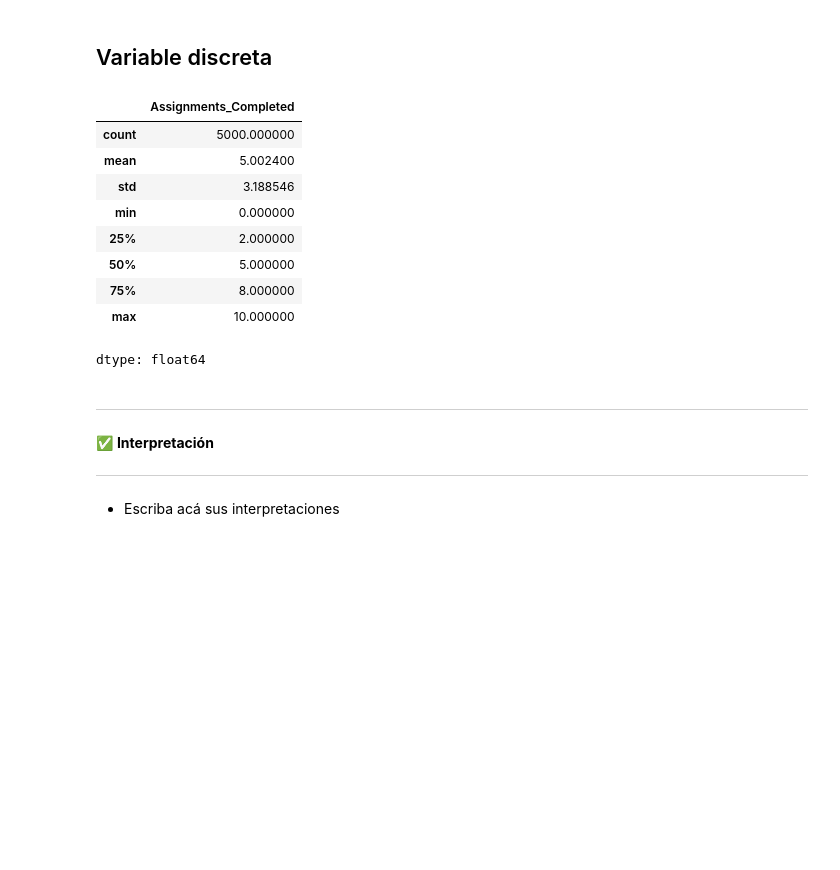
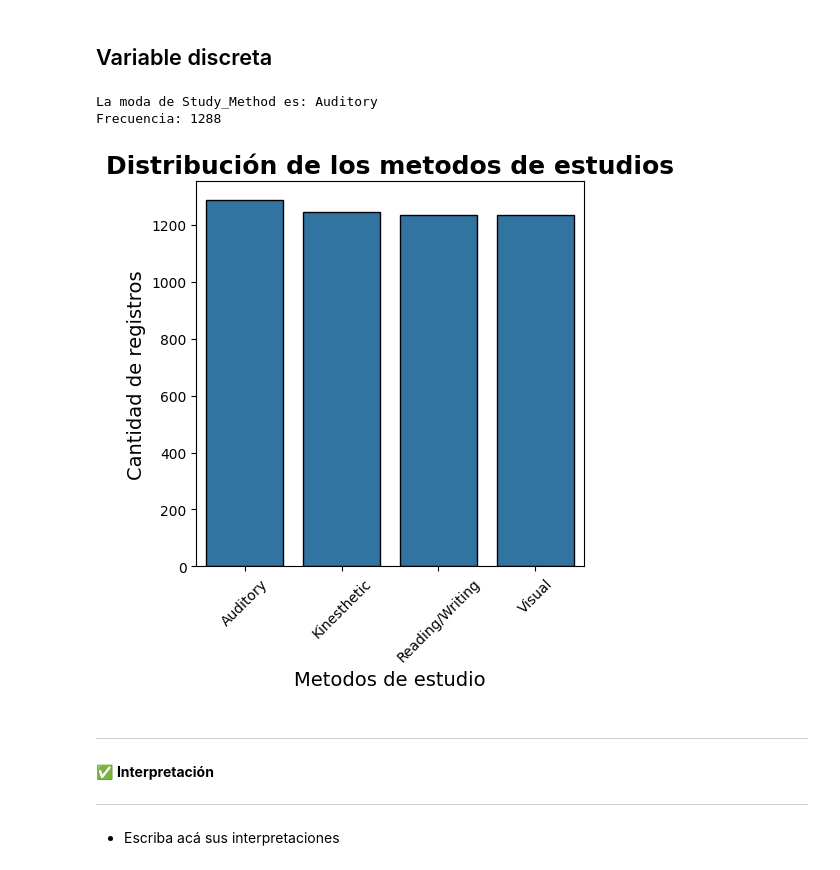
Before and after one commit to kotonitro/Inteligencia_Artificial_UBB, a Jupyter notebook: 620454_Base_Evaluacion_1_AnalisisExploratorio.ipynb, the cells around one changed output. Drawn from its saved outputs; the diff is of its cells as text; code cells hidden in the pictures; blank space fills up the shorter version.

```diff
--- a/620454_Base_Evaluacion_1_AnalisisExploratorio.ipynb
+++ b/620454_Base_Evaluacion_1_AnalisisExploratorio.ipynb
@@ -205,19 +210,32 @@ dtype: float64
 + Escriba acá sus interpretaciones
 # %% [markdown]
 ## Variable discreta
-# %%
-data_frame['Assignments_Completed'].describe()
-# %% [output]
-|  | Assignments_Completed |
-| count | 5000.000000 |
-| mean | 5.002400 |
-| std | 3.188546 |
-| min | 0.000000 |
-| 25% | 2.000000 |
-| 50% | 5.000000 |
-| 75% | 8.000000 |
-| max | 10.000000 |
-dtype: float64
+# %%
+
+# Obtiene las frecuencias de los metodos de estudio
+valores = data_frame.groupby('Study_Method')['Study_Method'].count().sort_values(ascending = False)
+titulo = u"Distribución de los metodos de estudios"
+# Tamaño del grafico: (ancho, largo)
+plt.figure(figsize=(5,5))
+
+# Usamos el gráfico de barras de seaborn
+sns.barplot(x=valores.index, y=valores, edgecolor='black')
+
+# Asignamos etiquetas a eje x, y asi como tambien el titulo del gráfico
+plt.xlabel('Metodos de estudio', fontsize=14)
+plt.xticks(rotation=45)
+plt.ylabel('Cantidad de registros', fontsize=14)
+plt.title(titulo, fontsize=18, fontweight="bold")
+
+moda = data_frame['Study_Method'].mode()[0]
+frecuencia = data_frame['Study_Method'].value_counts()[moda]
+
+print(f"La moda de Study_Method es: {moda}")
+print(f"Frecuencia: {frecuencia}")
+# %% [output]
+La moda de Study_Method es: Auditory
+Frecuencia: 1288
+[figure, added]
 # %% [markdown]
 ---
 ✅ **Interpretación**
```
Also changed, not shown: parts of 8 cells of this notebook.
